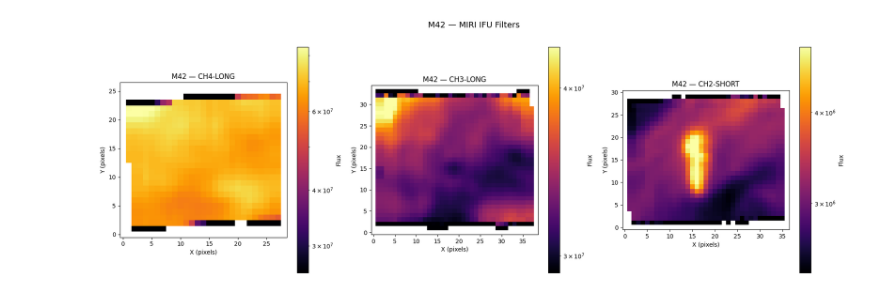
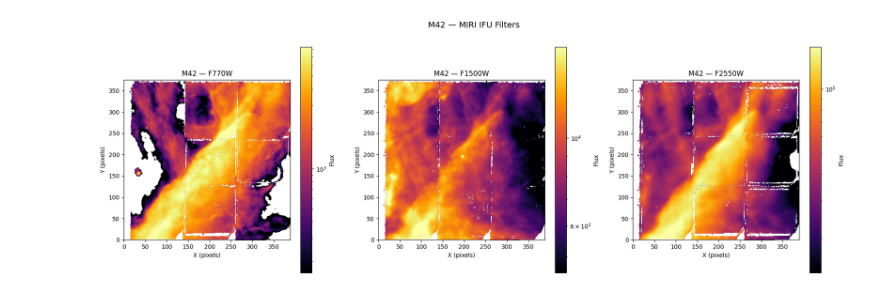
Before and after one commit to osnow07/Astron_1221_Project_2, a Jupyter notebook: Working_draft.ipynb, the cells around one changed output. Cells and saved outputs as stored; diff of their text form; code cells hidden in the pictures.

Commit message:
Fixed instrument to correct one

```diff
--- a/Working_draft.ipynb
+++ b/Working_draft.ipynb
@@ -33,18 +47,14 @@ The User Guide is currently not available.
 # %%
 # Filter for MIRI/IFU public observations
-filtered_base = obs[
-    (obs['instrument_name'] == 'MIRI/IFU') &
-    (obs['dataRights'] == 'PUBLIC')
-]
 
 # Define the three filters of interest
-target_filters = ['CH4-LONG', 'CH3-LONG', 'CH2-SHORT']
+target_filters = ['F770W', 'F1500W', 'F2550W']
 
 # Create a dictionary to hold results per filter
 filtered_by_filter = {}
 
 for f in target_filters:
-    filtered_by_filter[f] = filtered_base[filtered_base['filters'] == f]
+    filtered_by_filter[f] = miri_obs[miri_obs['filters'] == f]
 
 # Print summary
 for f, data in filtered_by_filter.items():
@@ -128,36 +143,50 @@ for i, f in enumerate(target_filters):
         continue
 
     hdul = fits.open(local_path)
-    cube = hdul[1].data
 
-    image = np.nansum(cube, axis=0)
+# Try named extension first, fall back to index 1
+    try:
+        cube = hdul['SCI'].data
+    except KeyError:
+        cube = hdul[1].data
+
+    cube = np.squeeze(cube)  # remove any size-1 dimensions
+
+    if cube.ndim == 3:
+        image = np.nansum(cube, axis=0)
+    elif cube.ndim == 2:
+        image = cube
+    else:
+        print(f"Cannot handle shape {cube.shape} for filter {f}, skipping...")
+        hdul.close()
+        continue
 
     # Replace non-positive values so LogNorm doesn't break
     image = np.where(image <= 0, np.nan, image)
 
     vmin = np.nanpercentile(image, 5)
     vmax = np.nanpercentile(image, 99)
 
     # Ensure vmin is positive for LogNorm
     vmin = max(vmin, 1e-10)
     if vmin >= vmax:
         vmax = vmin * 10  # fallback if image is nearly uniform
 
     ax = axes[i]
     im = ax.imshow(
         image,
         origin='lower',
         cmap='inferno',
         norm=plt.matplotlib.colors.LogNorm(vmin=vmin, vmax=vmax)
     )
     ax.set_title(f"{target_name} — {f}", fontsize=12)
     ax.set_xlabel("X (pixels)")
     ax.set_ylabel("Y (pixels)")
     plt.colorbar(im, ax=ax, label="Flux")
     hdul.close()
 
 plt.suptitle(f"{target_name} — MIRI IFU Filters", fontsize=14, y=1.02)
 plt.tight_layout()
 plt.show()
 # %% [output]
-[figure, old version]
+[figure, new version]
```
Also changed, not shown: parts of 6 cells of this notebook.
